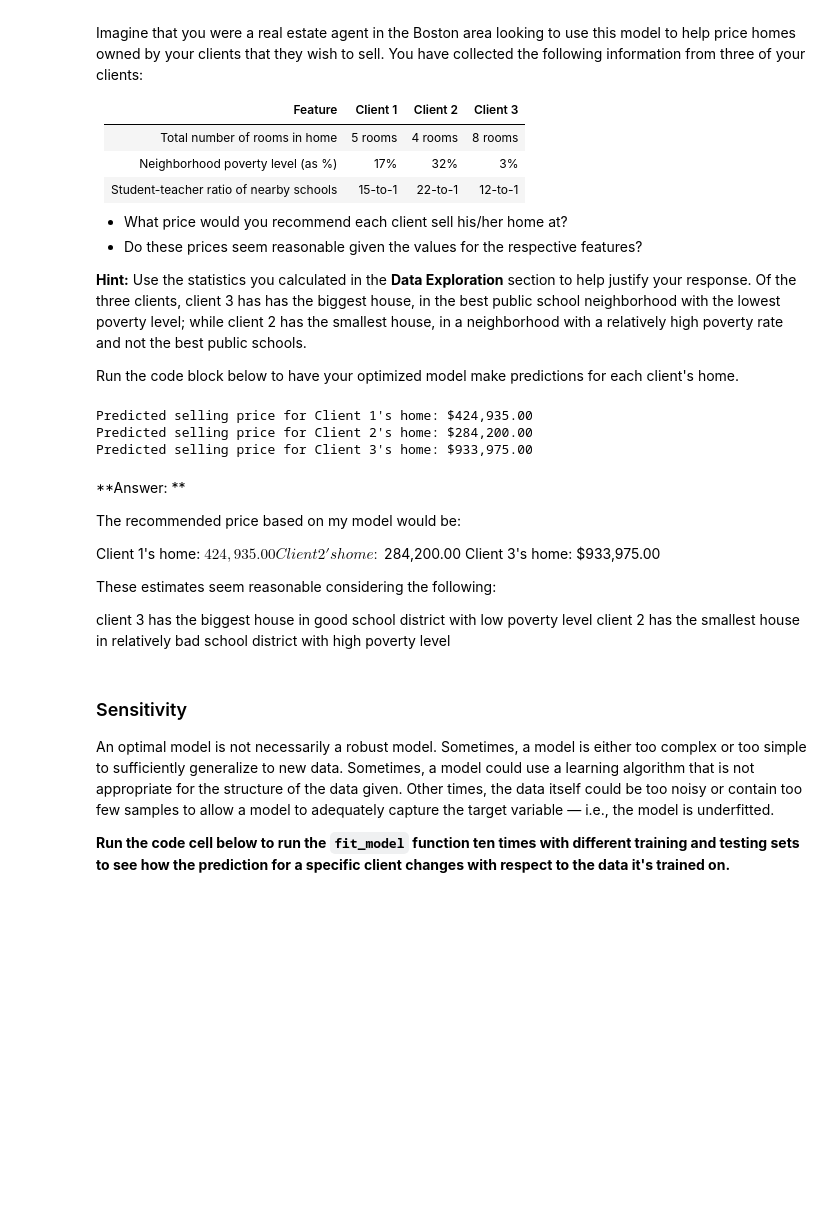
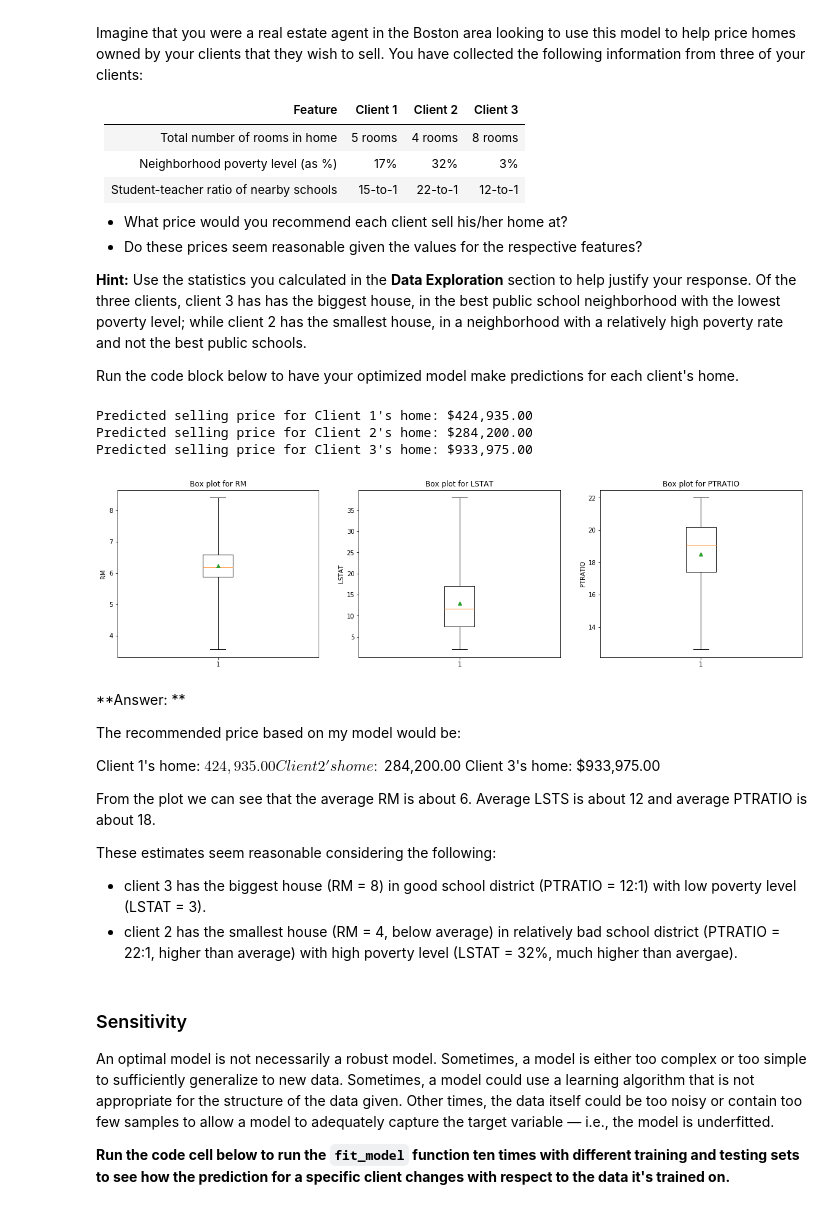
Before and after one commit to akhi2908/boston_housing, a Jupyter notebook: boston_housing.ipynb, the cells around one changed output. Cells and saved outputs as stored; diff of their text form; code cells hidden in the pictures; blank space fills up the shorter version.

```diff
--- a/boston_housing.ipynb
+++ b/boston_housing.ipynb
@@ -407,16 +420,25 @@ Run the code block below to have your optimized model make predictions for each
 # %%
 # Produce a matrix for client data
 client_data = [[5, 17, 15], # Client 1
                [4, 32, 22], # Client 2
                [8, 3, 12]]  # Client 3
 
 # Show predictions
 for i, price in enumerate(reg.predict(client_data)):
     print "Predicted selling price for Client {}'s home: ${:,.2f}".format(i+1, price)
+
+
+plt.figure(figsize=(20, 5))
+for i, feature in enumerate(features.columns):
+    plt.subplot(1, 3, i+1)
+    plt.boxplot(features[feature], showmeans=True, whis = 99)
+    plt.title('Box plot for {}'.format(feature))
+    plt.ylabel(feature)
 # %% [output]
 Predicted selling price for Client 1's home: $424,935.00
 Predicted selling price for Client 2's home: $284,200.00
 Predicted selling price for Client 3's home: $933,975.00
+[figure, added]
 # %% [markdown]
 **Answer: **
 
@@ -426,10 +448,12 @@ Client 1's home: $424,935.00
 Client 2's home: $284,200.00
 Client 3's home: $933,975.00
 
+From the plot we can see that the average RM is about 6. Average LSTS is about 12 and average PTRATIO is about 18.
+
 These estimates seem reasonable considering the following:
 
-client 3 has the biggest house in good school district with low poverty level
-client 2 has the smallest house in relatively bad school district with high poverty level
+- client 3 has the biggest house (RM = 8) in good school district (PTRATIO = 12:1) with low poverty level (LSTAT = 3).
+- client 2 has the smallest house (RM = 4, below average) in relatively bad school district (PTRATIO = 22:1, higher than average) with high poverty level (LSTAT = 32%, much higher than avergae).
 # %% [markdown]
 ### Sensitivity
 An optimal model is not necessarily a robust model. Sometimes, a model is either too complex or too simple to sufficiently generalize to new data. Sometimes, a model could use a learning algorithm that is not appropriate for the structure of the data given. Other times, the data itself could be too noisy or contain too few samples to allow a model to adequately capture the target variable — i.e., the model is underfitted.
```
Also changed, not shown: parts of 6 cells of this notebook.
